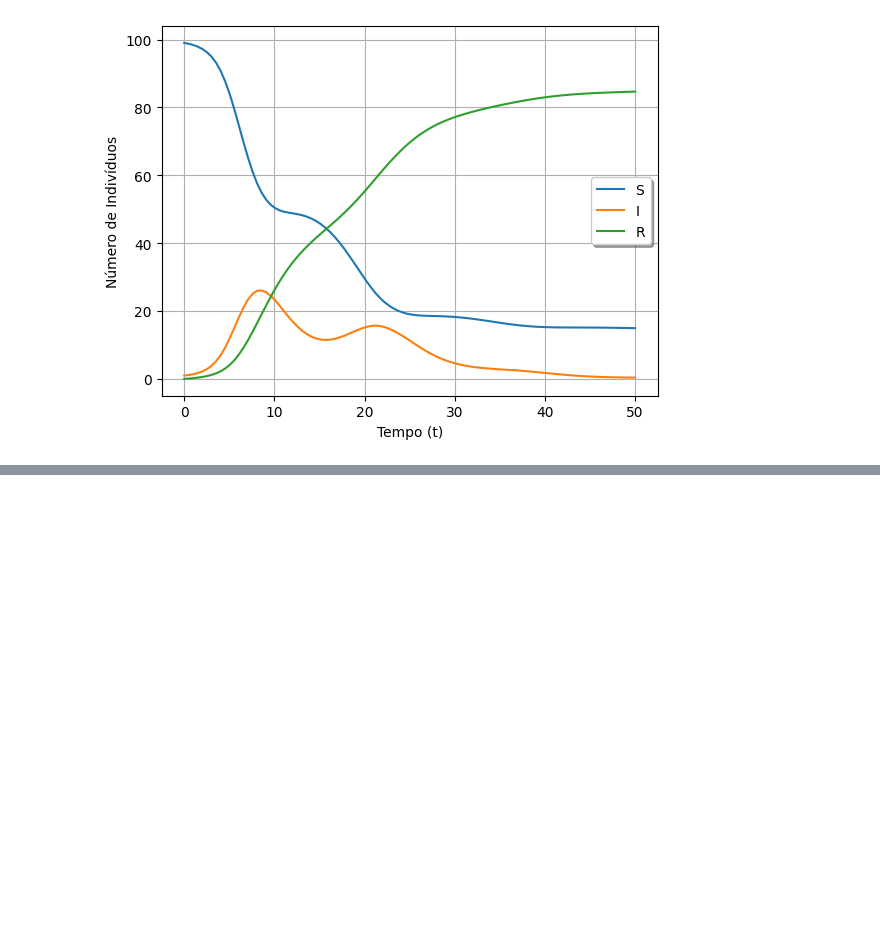
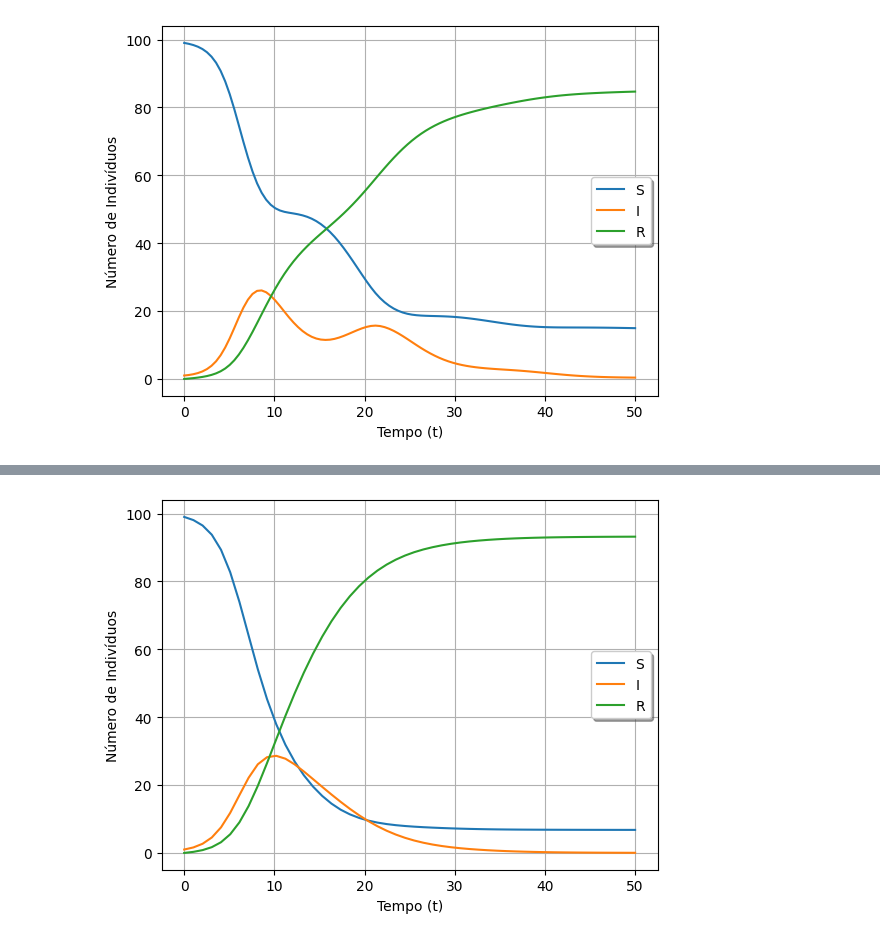
Before and after one commit to ginbar/inverse-cm, a Jupyter notebook: notebooks/images/DataImages.ipynb, the cells around one changed output, grey strips where cells are left out. Cells and saved outputs as stored; diff of their text form; code cells hidden in the pictures; blank space fills up the shorter version.

```diff
--- a/notebooks/images/DataImages.ipynb
+++ b/notebooks/images/DataImages.ipynb
@@ -108,0 +142,4 @@ plotting.plot_rk_curves(data_t, sin_sir_data, figname="sin-beta-data-example")
+# %%
+plotting.plot_rk_curves(test_t, sir_real, figname="exemplo-com-dfe-2")
+# %% [output]
+[figure, added]
```
Also changed, not shown: parts of 9 cells of this notebook, 6 other files.
